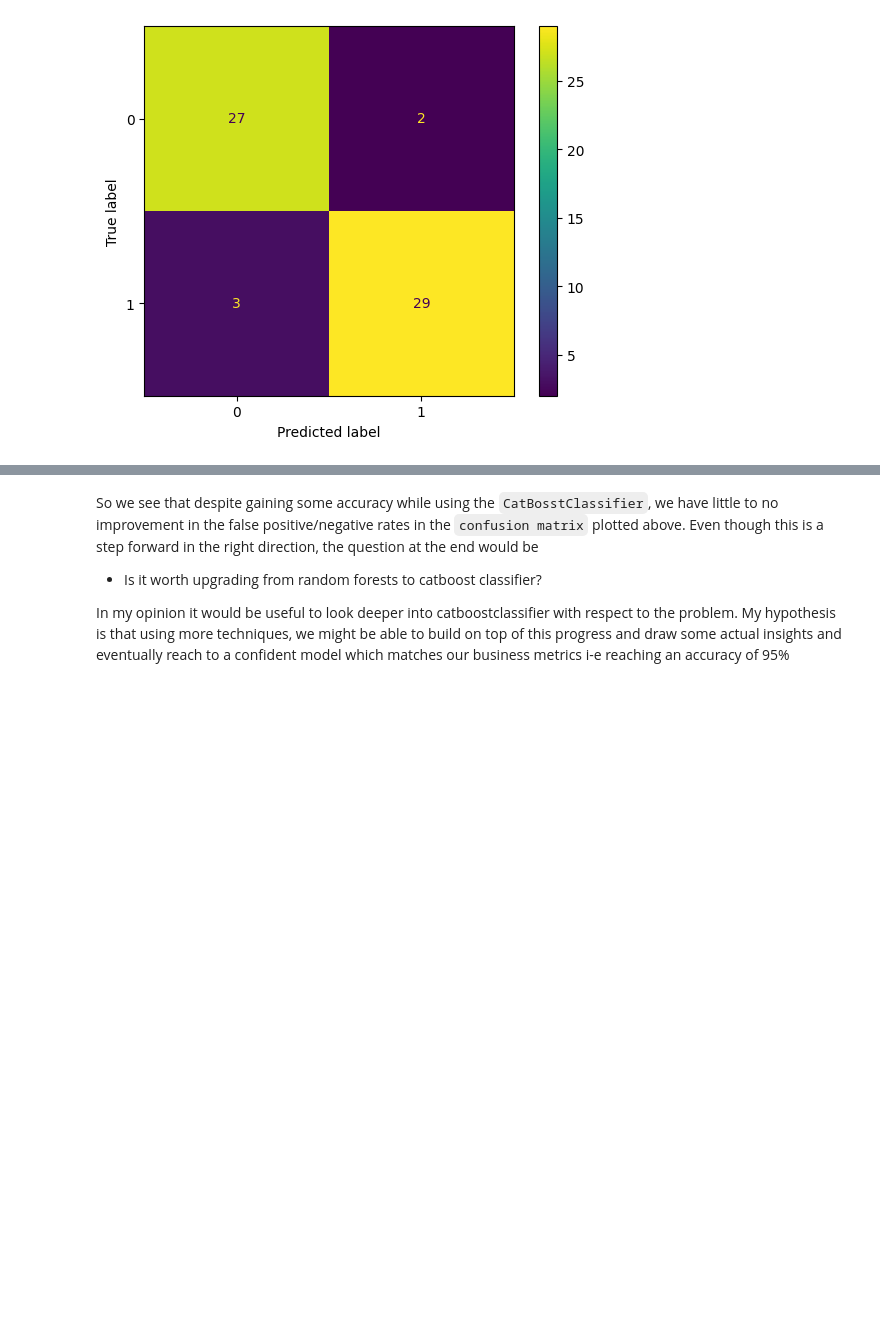
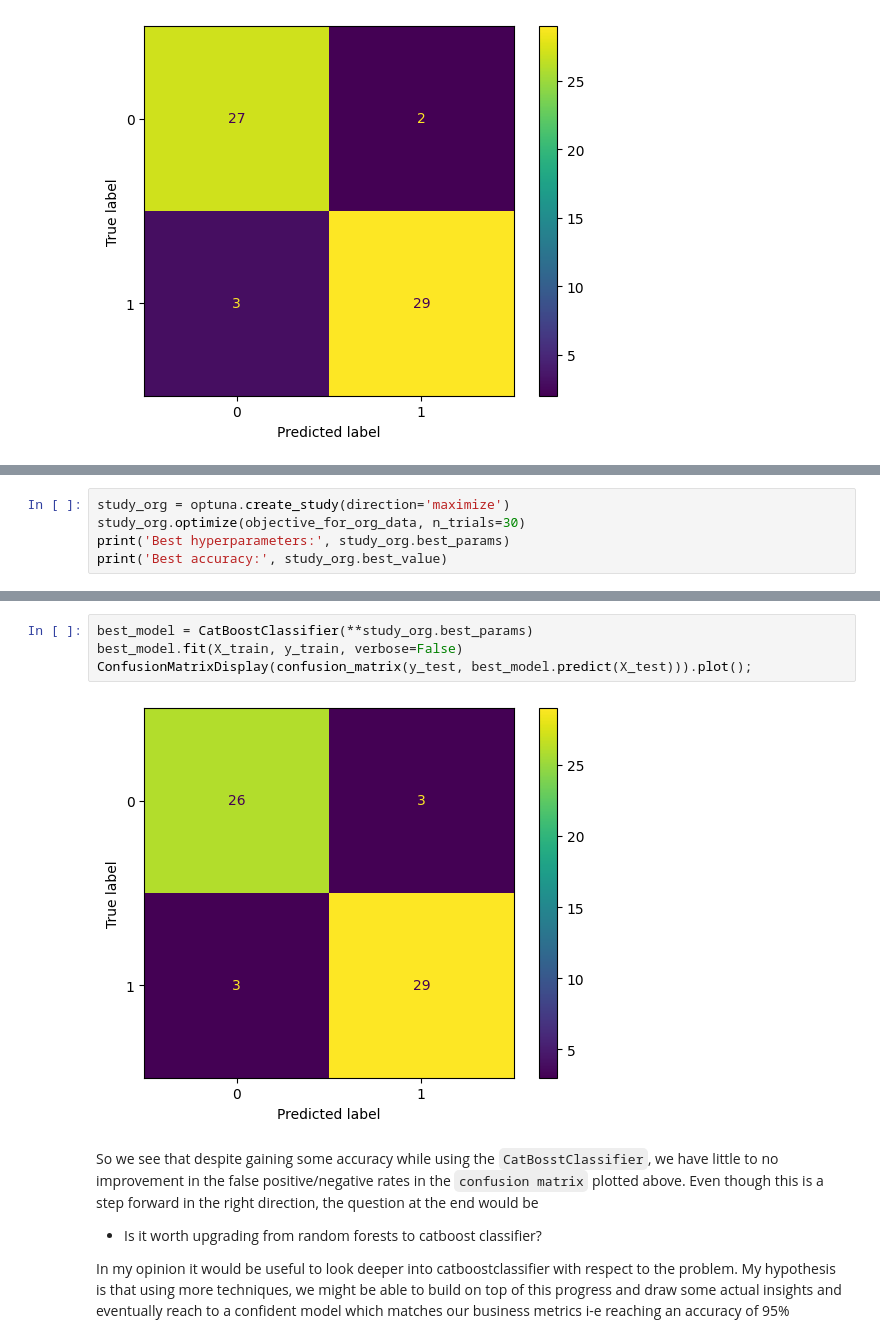
Before and after one commit to Sohaib90/ZTM-project-1, a Jupyter notebook: end-to-end.ipynb, the cells around one changed output, grey strips where cells are left out. Saved outputs shown, nothing was run; the diff lists cells and outputs as text; blank space fills up the shorter version.

Commit message:
added gradient boosting experiment with optuna

```diff
--- a/end-to-end.ipynb
+++ b/end-to-end.ipynb
@@ -912,0 +938,5 @@ ConfusionMatrixDisplay(confusion_matrix(y_test, best_model.predict(X_test_one_ho
+# %%
+study_org = optuna.create_study(direction='maximize')
+study_org.optimize(objective_for_org_data, n_trials=30)
+print('Best hyperparameters:', study_org.best_params)
+print('Best accuracy:', study_org.best_value)
@@ -913,3 +963,9 @@ ConfusionMatrixDisplay(confusion_matrix(y_test, best_model.predict(X_test_one_ho
+# %%
+best_model = CatBoostClassifier(**study_org.best_params)
+best_model.fit(X_train, y_train, verbose=False)
+ConfusionMatrixDisplay(confusion_matrix(y_test, best_model.predict(X_test))).plot();
+# %% [output]
+[figure, added]
 # %% [markdown]
 So we see that despite gaining some accuracy while using the `CatBosstClassifier`, we have little to no improvement in the false positive/negative rates in the `confusion matrix` plotted above. Even though this is a step forward in the right direction, the question at the end would be
 
```
Also changed, not shown: parts of 10 cells of this notebook.
